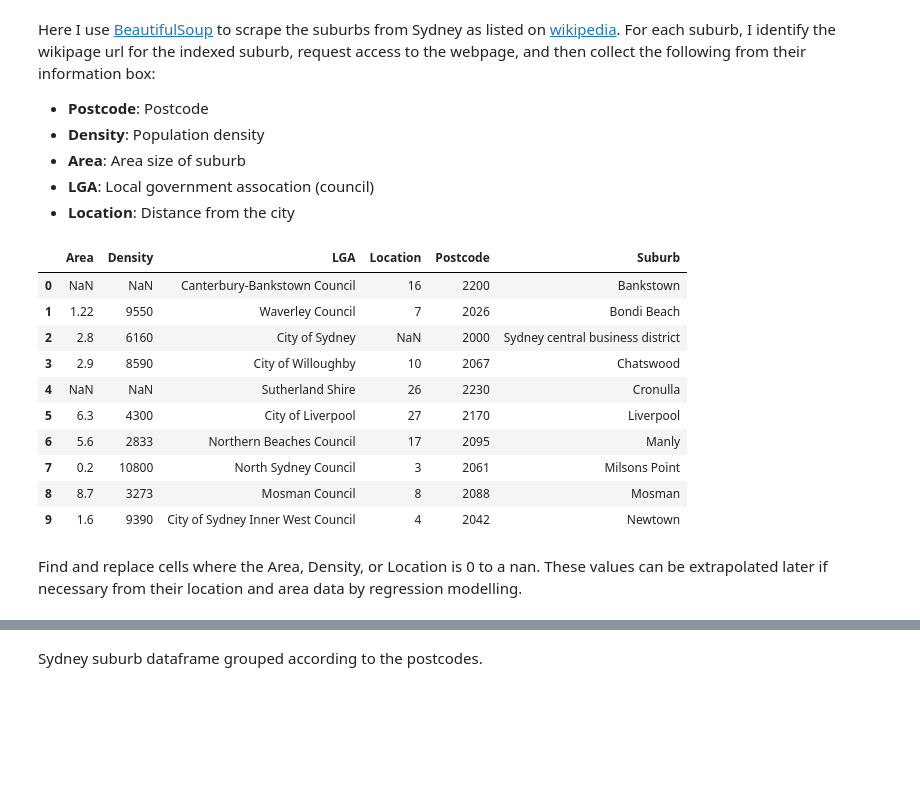
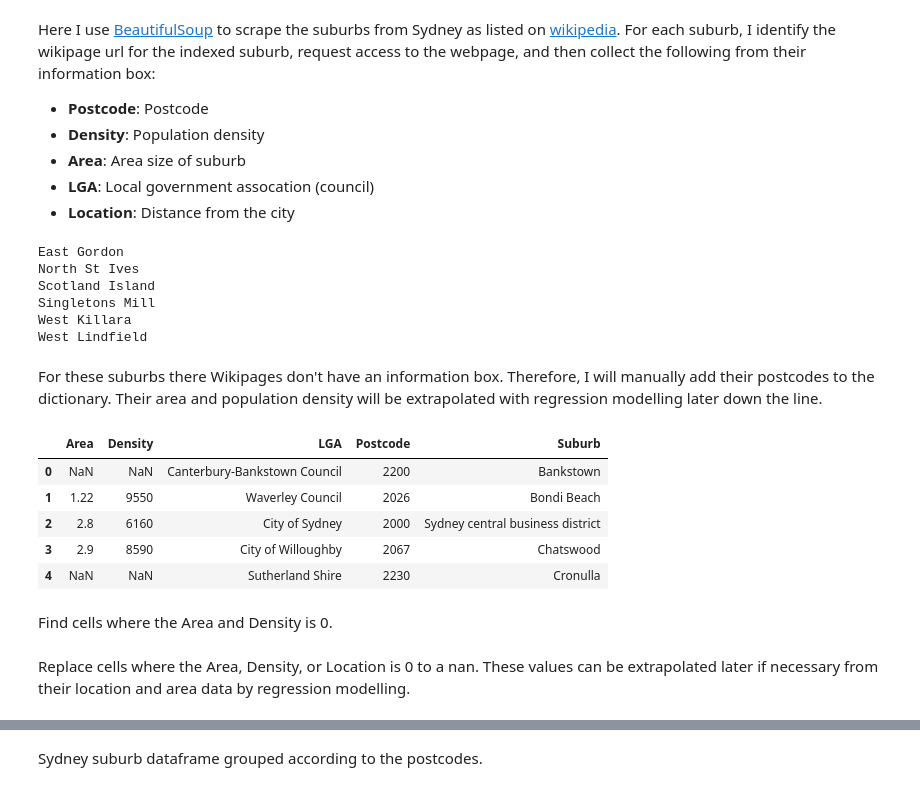
Before and after one commit to jasontran600/IBM_data_science_captstone_project, a Jupyter notebook: Melbourne_Sydney_Tasmania_migration_project/interstate_migration_project.ipynb, the cells around one changed output, grey strips where cells are left out. Drawn from its saved outputs; the diff is of its cells as text; code cells hidden in the pictures; blank space fills up the shorter version.

```diff
--- a/Melbourne_Sydney_Tasmania_migration_project/interstate_migration_project.ipynb
+++ b/Melbourne_Sydney_Tasmania_migration_project/interstate_migration_project.ipynb
@@ -39,12 +42,17 @@ syd_suburbs_section = syd_suburbs_section.findAll('a', href=True)
 def get_wiki_urls(html_suburbs_section, wiki_link_extension, wiki_state_name, state):
     url_list = {}
     for i in range(len(html_suburbs_section)):
+        #print(i)
         url = html_suburbs_section[i]['href']
         if wiki_link_extension in url:
 
-            if any(x in url for x in ['File:', 'List_of_']):
+            check_list = []
+            for x in ['/File:', '/List_of_']:
+                if x in url:
+                    check_list.append(1)
+
+            if sum(check_list) >= 1:
                 continue
-
             else:
                 suburb = html_suburbs_section[i]['title'].replace(wiki_state_name,'')
 
@@ -98,7 +106,7 @@ def get_suburb_wiki_infobox(wiki_urls):
 syd_suburb_infobox = get_suburb_wiki_infobox(syd_wiki_urls)
 # %%
 def get_suburb_info(suburb_infobox):
-    CHECK_STRINGS = ('Density', 'Postcode', 'Area', 'Location')
+    CHECK_STRINGS = ('Density', 'Postcode', 'Area')#, 'Location')
 
     suburbs = {}
 
@@ -110,13 +118,16 @@ def get_suburb_info(suburb_infobox):
 
             for val in infobox_val:
 
-                if any(s in val.text for s in CHECK_STRINGS):
-                    # Find check_strings in infobox list of strings
+                check_list = []
+                for s in CHECK_STRINGS:
+                    if s in val.text:
+                        check_list.append(1)
+
+                if sum(check_list) >= 1:
                     keyword = [s for s in CHECK_STRINGS if s in val.text]
                     keyword = keyword[0]
 
                     infobox_split = val.text.split(' ')
-                    #infobox_split = re.split('  |\ ', val.text)
 
                     if len(infobox_split) > 1:
                         infobox_item = [s for s in infobox_split if str(keyword) in s]
@@ -156,27 +167,37 @@ def get_suburb_info(suburb_infobox):
             suburbs[key] = items
 
         except TypeError:
-            suburbs[key] = None
+            # suburbs[key] = None
+            # Print suburbs that don't have an infobox
+            print(key)
+            # Suburbs that don't have an infobox are not added to the dictionary.
+            continue
 
     return suburbs
 # %%
 sydney_suburbs = get_suburb_info(syd_suburb_infobox)
+# %% [output]
+East Gordon
+North St Ives
+Scotland Island
+Singletons Mill
+West Killara
+West Lindfield
+# %% [markdown]
+For these suburbs there Wikipages don't have an information box. Therefore, I will manually add their postcodes to the dictionary. Their area and population density will be extrapolated with regression modelling later down the line.
 # %%
 # Convert Sydney suburbs nested dictionary to a dataframe
 sydney_suburbs_df = pd.DataFrame(sydney_suburbs).T
 sydney_suburbs_df['Suburb'] = sydney_suburbs_df.index
 sydney_suburbs_df.index = range(sydney_suburbs_df.shape[0])
 
-sydney_suburbs_df.head(10)
+sydney_suburbs_df.head(5)
 # %% [output]
-|  | Area | Density | LGA | Location | Postcode | Suburb |
-| 0 | NaN | NaN | Canterbury-Bankstown Council | 16 | 2200 | Bankstown |
-| 1 | 1.22 | 9550 | Waverley Council | 7 | 2026 | Bondi Beach |
-| 2 | 2.8 | 6160 | City of Sydney | NaN | 2000 | Sydney central business district |
-| 3 | 2.9 | 8590 | City of Willoughby | 10 | 2067 | Chatswood |
-| 4 | NaN | NaN | Sutherland Shire | 26 | 2230 | Cronulla |
-| 5 | 6.3 | 4300 | City of Liverpool | 27 | 2170 | Liverpool |
-| 6 | 5.6 | 2833 | Northern Beaches Council | 17 | 2095 | Manly |
-| 7 | 0.2 | 10800 | North Sydney Council | 3 | 2061 | Milsons Point |
-| 8 | 8.7 | 3273 | Mosman Council | 8 | 2088 | Mosman |
-| 9 | 1.6 | 9390 | City of Sydney Inner West Council | 4 | 2042 | Newtown |
+|  | Area | Density | LGA | Postcode | Suburb |
+| 0 | NaN | NaN | Canterbury-Bankstown Council | 2200 | Bankstown |
+| 1 | 1.22 | 9550 | Waverley Council | 2026 | Bondi Beach |
+| 2 | 2.8 | 6160 | City of Sydney | 2000 | Sydney central business district |
+| 3 | 2.9 | 8590 | City of Willoughby | 2067 | Chatswood |
+| 4 | NaN | NaN | Sutherland Shire | 2230 | Cronulla |
+# %% [markdown]
+Find cells where the Area and Density is 0.
@@ -183,3 +208,3 @@ sydney_suburbs_df.head(10)
 # %% [markdown]
-Find and replace cells where the Area, Density, or Location is 0 to a nan. These values can be extrapolated later if necessary from their location and area data by regression modelling.
+Replace cells where the Area, Density, or Location is 0 to a nan. These values can be extrapolated later if necessary from their location and area data by regression modelling.
 # %%
```
Also changed, not shown: parts of 98 cells of this notebook.
